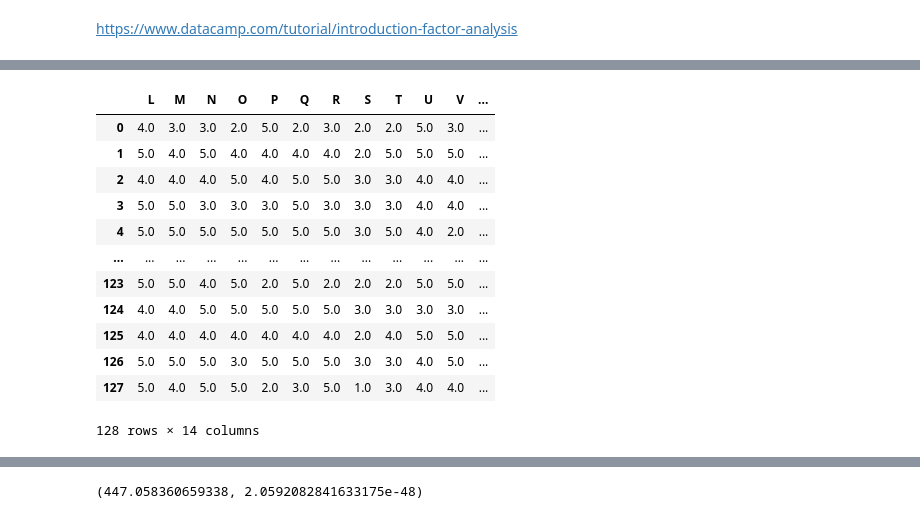
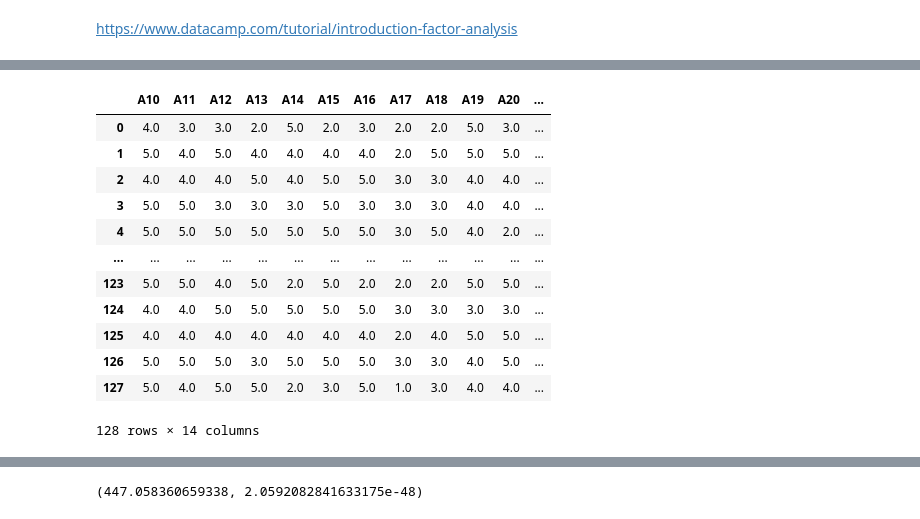
Before and after one commit to rodrigoyujisato/statistics, a Jupyter notebook: factor_analysis_varimax.ipynb, the cells around one changed output, grey strips where cells are left out. Cells and saved outputs as stored; diff of their text form; code cells hidden in the pictures.

```diff
--- a/factor_analysis_varimax.ipynb
+++ b/factor_analysis_varimax.ipynb
@@ -26,10 +21,10 @@ Requirement already satisfied: platformdirs<4,>=2.4 in /usr/local/lib/python3.8/
 # %%
 data = pd.read_csv("clean.csv", delimiter= ';', decimal=",")
 data = data.astype(float)
-data.drop(['ID','A','B','C','D','E','F','G','H','I','J','K'],axis=1,inplace=True)
+data.drop(['id','tempo','area','A1','A2','A3','A4','A5','A6','A7','A8','A9'],axis=1,inplace=True)
 data
 # %% [output]
-|  | L | M | N | O | P | Q | R | S | T | U | V | ... |
+|  | A10 | A11 | A12 | A13 | A14 | A15 | A16 | A17 | A18 | A19 | A20 | ... |
 | 0 | 4.0 | 3.0 | 3.0 | 2.0 | 5.0 | 2.0 | 3.0 | 2.0 | 2.0 | 5.0 | 3.0 | ... |
 | 1 | 5.0 | 4.0 | 5.0 | 4.0 | 4.0 | 4.0 | 4.0 | 2.0 | 5.0 | 5.0 | 5.0 | ... |
 | 2 | 4.0 | 4.0 | 4.0 | 5.0 | 4.0 | 5.0 | 5.0 | 3.0 | 3.0 | 4.0 | 4.0 | ... |
```
Also changed, not shown: parts of 11 cells of this notebook.
